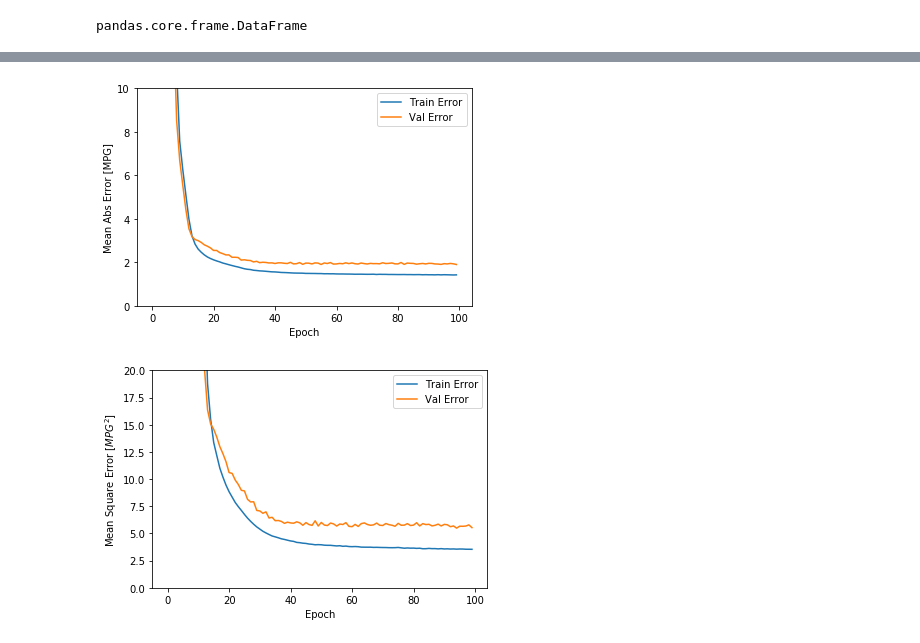
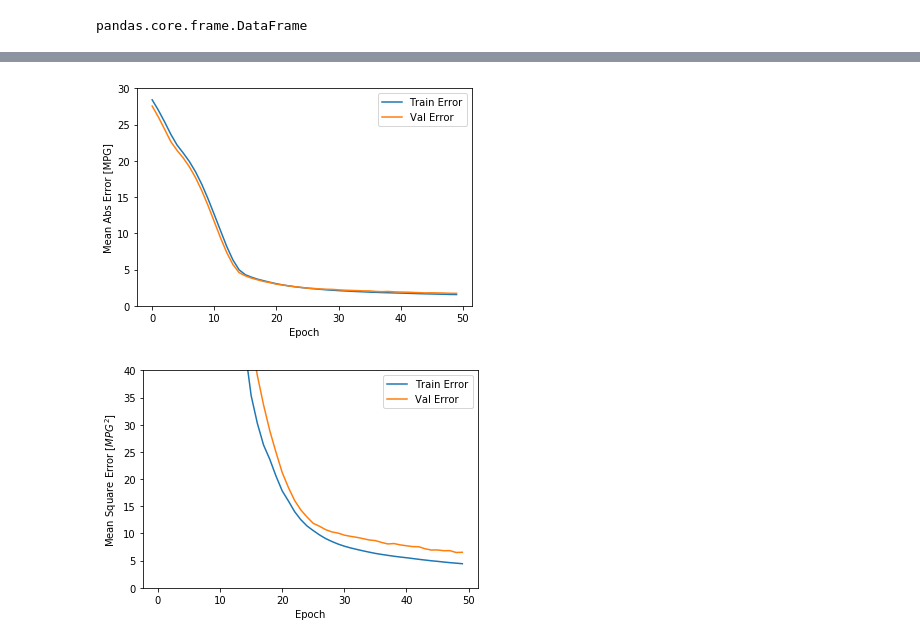
Before and after one commit to ericksiavichay/CS-229A-Final-Project, a Jupyter notebook: modelNotebook.ipynb, the cells around one changed output, grey strips where cells are left out. Saved outputs shown, nothing was run; the diff lists cells and outputs as text; code cells hidden in the pictures.

Commit message:
finalize it with two models with different number of nodes

```diff
--- a/modelNotebook.ipynb
+++ b/modelNotebook.ipynb
@@ -105,10 +105,9 @@ normed_test = scaler.fit_transform(test)
 #debugging
 #normed_train
 # %%
-def build_model():
+def build_model_A():
   model = keras.Sequential([
-    layers.Dense(10, activation=tf.nn.relu, input_shape=[len(train.keys())]),
-    layers.Dense(5, activation=tf.nn.relu),
+    layers.Dense(5, activation=tf.nn.relu, input_shape=[len(train.keys())]),
     layers.Dense(1)
   ])
 
@@ -118,3 +117,16 @@ def build_model():
                 optimizer=optimizer,
                 metrics=['mean_absolute_error', 'mean_squared_error'])
   return model
+
+def build_model_B():
+  model = keras.Sequential([
+    layers.Dense(20, activation=tf.nn.relu, input_shape=[len(train.keys())]),
+    layers.Dense(1)
+  ])
+
+  optimizer = tf.keras.optimizers.RMSprop(0.001)
+
+  model.compile(loss='mean_squared_error',
+                optimizer=optimizer,
+                metrics=['mean_absolute_error', 'mean_squared_error'])
+  return model
@@ -142,0 +133,6 @@ Wall time: 224 ms
+# %%
+%%time
+model_A = build_model_A()
+model_A.summary()
+model_B = build_model_B()
+model_B.summary()
@@ -150,7 +164,7 @@ Wall time: 224 ms
 #history_object = model.fit(train, train_labels, epochs=100, verbose=2,
 #         validation_data=(validate, validate_labels), callbacks=[early_stop])
 
-history_object = model.fit(normed_train, train_labels, epochs=100, verbose=2,
+history_object_A = model_A.fit(normed_train, train_labels, epochs=50, verbose=2,
          validation_data=(normed_validate, validate_labels))
 # %% [output]
 Train on 3982 samples, validate on 1327 samples
@@ -175,30 +209,30 @@ Wall time: 15.5 s
 # %%
 def plot_history(history):
   hist = pd.DataFrame(history.history)
   hist['epoch'] = history.epoch
 
   plt.figure()
   plt.xlabel('Epoch')
   plt.ylabel('Mean Abs Error [MPG]')
   plt.plot(hist['epoch'], hist['mean_absolute_error'],
            label='Train Error')
   plt.plot(hist['epoch'], hist['val_mean_absolute_error'],
            label = 'Val Error')
-  plt.ylim([0,10])
+  plt.ylim([0,30])
   plt.legend()
 
   plt.figure()
   plt.xlabel('Epoch')
   plt.ylabel('Mean Square Error [$MPG^2$]')
   plt.plot(hist['epoch'], hist['mean_squared_error'],
            label='Train Error')
   plt.plot(hist['epoch'], hist['val_mean_squared_error'],
            label = 'Val Error')
-  plt.ylim([0,20])
+  plt.ylim([0,40])
   plt.legend()
   plt.show()
 
-plot_history(history_object)
+plot_history(history_object_A)
 # %% [output]
-[figure, old version]
+[figure, new version]
-[figure, old version]
+[figure, new version]
```
Also changed, not shown: parts of 13 cells of this notebook.
